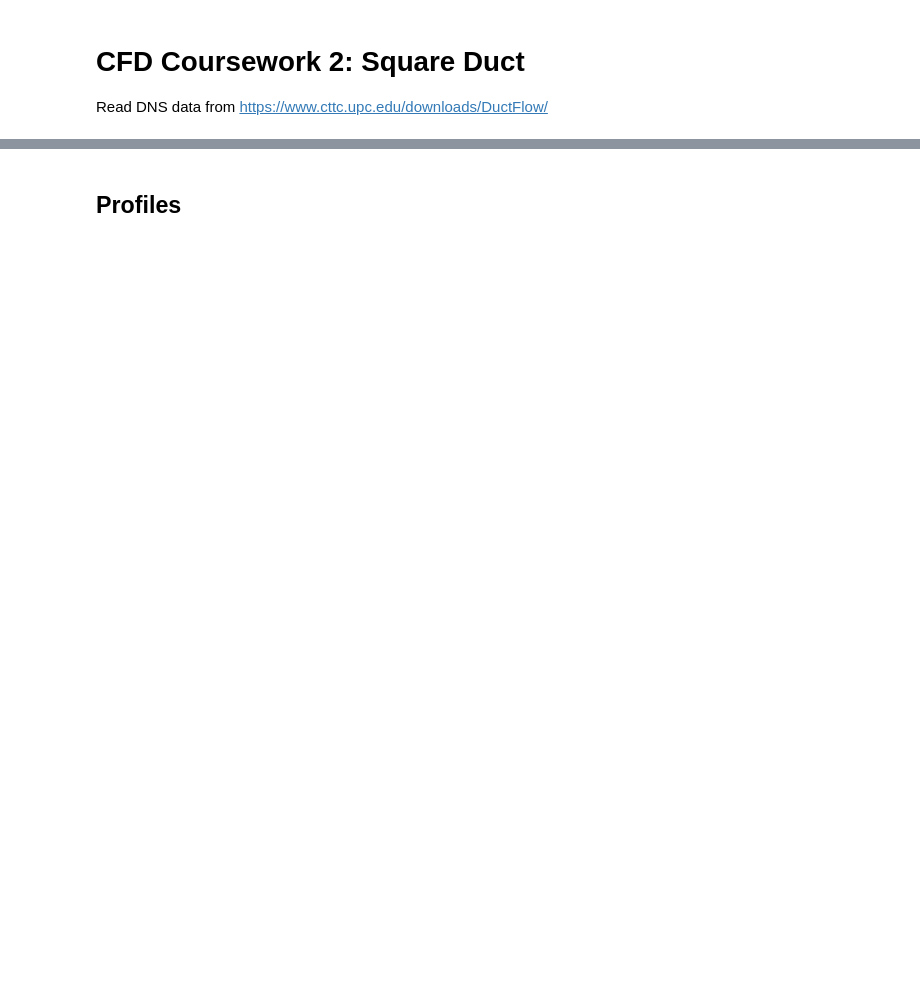
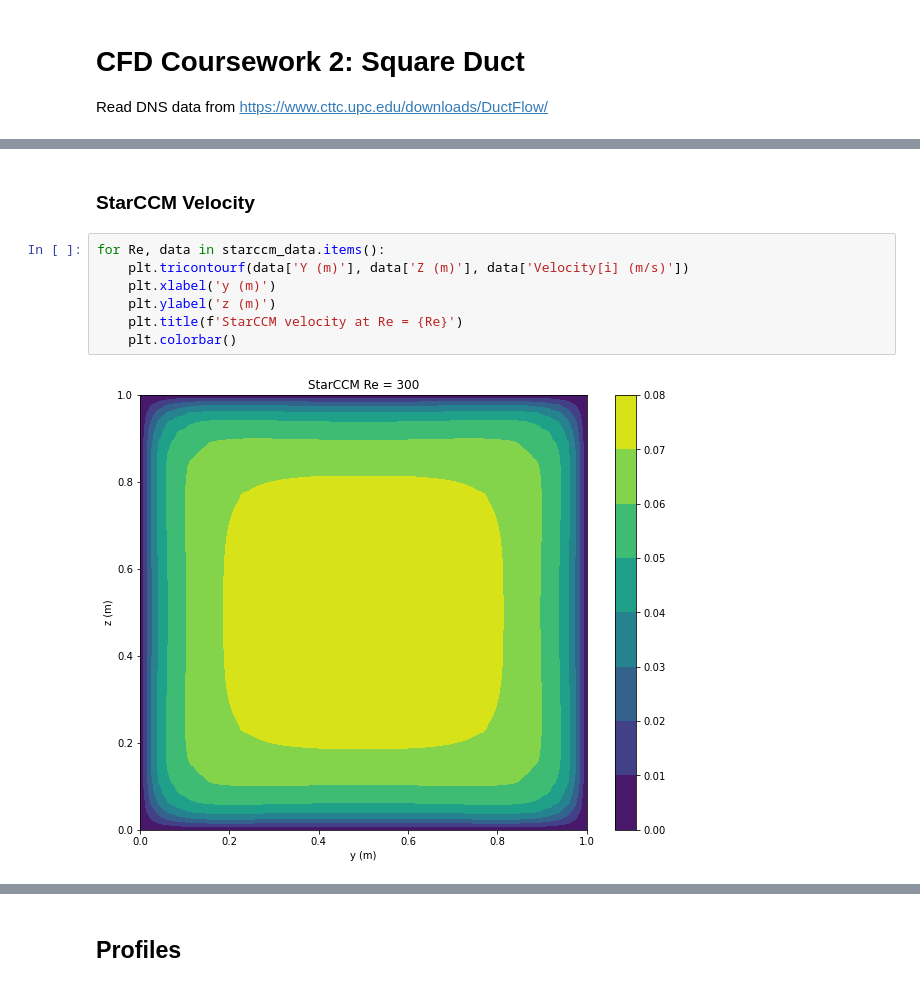
Before and after one commit to delphiiii/CFD-CW2, a Jupyter notebook: read_DNS_data.ipynb, the cells around one changed output, grey strips where cells are left out. Saved outputs shown, nothing was run; the diff lists cells and outputs as text; blank space fills up the shorter version.

```diff
--- a/read_DNS_data.ipynb
+++ b/read_DNS_data.ipynb
@@ -110,0 +63,11 @@ plt.colorbar()
+# %% [markdown]
+### StarCCM Velocity
+# %%
+for Re, data in starccm_data.items():
+    plt.tricontourf(data['Y (m)'], data['Z (m)'], data['Velocity[i] (m/s)'])
+    plt.xlabel('y (m)')
+    plt.ylabel('z (m)')
+    plt.title(f'StarCCM velocity at Re = {Re}')
+    plt.colorbar()
+# %% [output]
+[figure, added]
```
Also changed, not shown: parts of 45 cells of this notebook, 1 other file.
